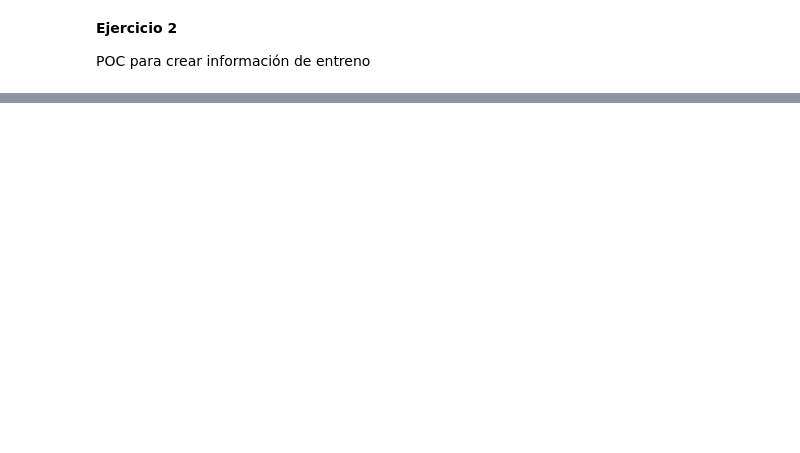
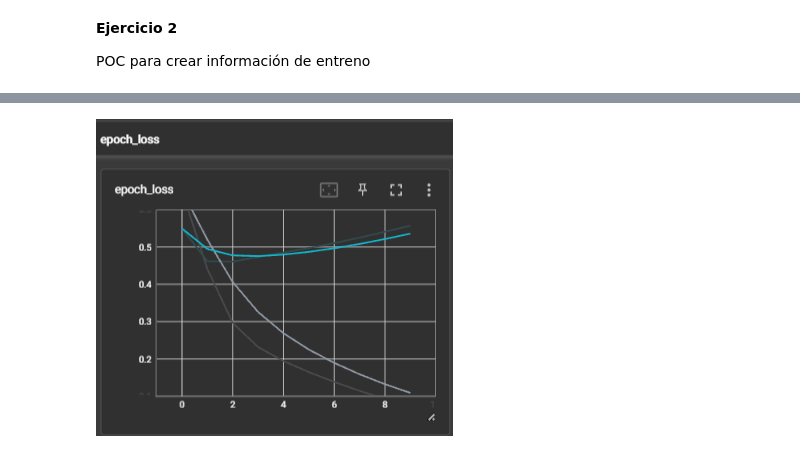
Before and after one commit to JoseGon20335/Trabajos-NLP, a Jupyter notebook: lab#4/Laboratorio_4_Vectorizacion.ipynb, the cells around one changed output, grey strips where cells are left out. Cells and saved outputs as stored; diff of their text form; code cells hidden in the pictures; blank space fills up the shorter version.

```diff
--- a/lab#4/Laboratorio_4_Vectorizacion.ipynb
+++ b/lab#4/Laboratorio_4_Vectorizacion.ipynb
@@ -174,0 +371,4 @@ class Word2Vec(tf.keras.Model):
+# %%
+Image("./epoch_loss.png")
+# %% [output]
+[figure, added]
```
Also changed, not shown: parts of 21 cells of this notebook, 4 other files.
